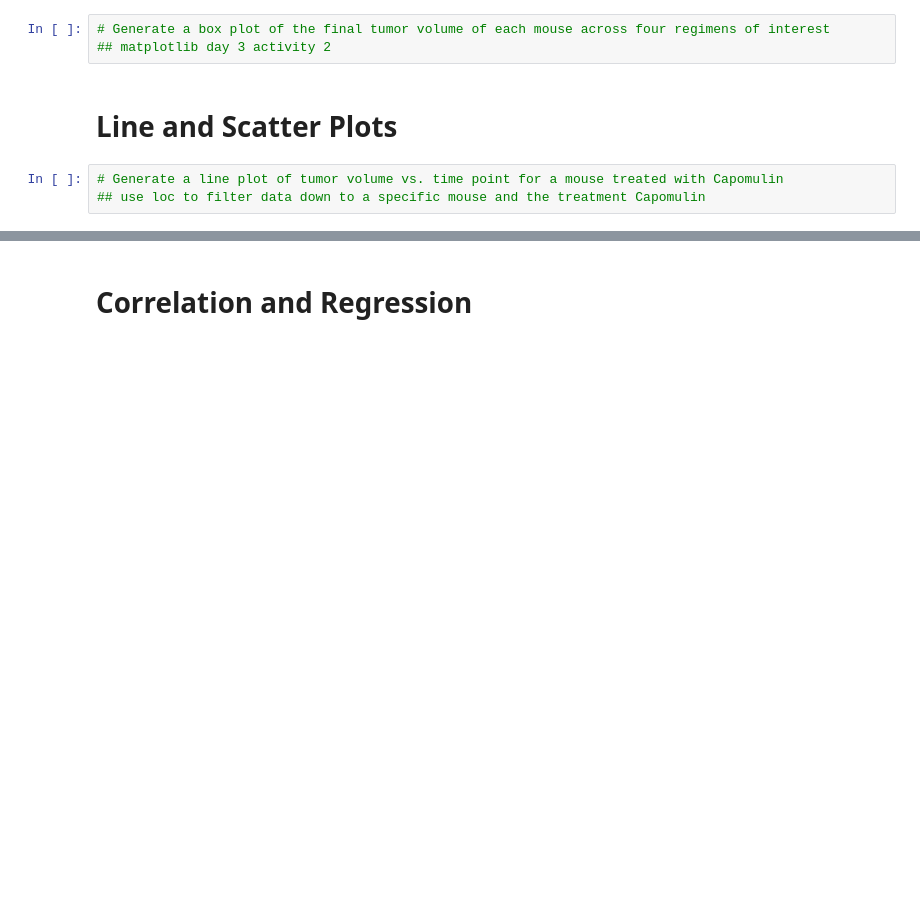
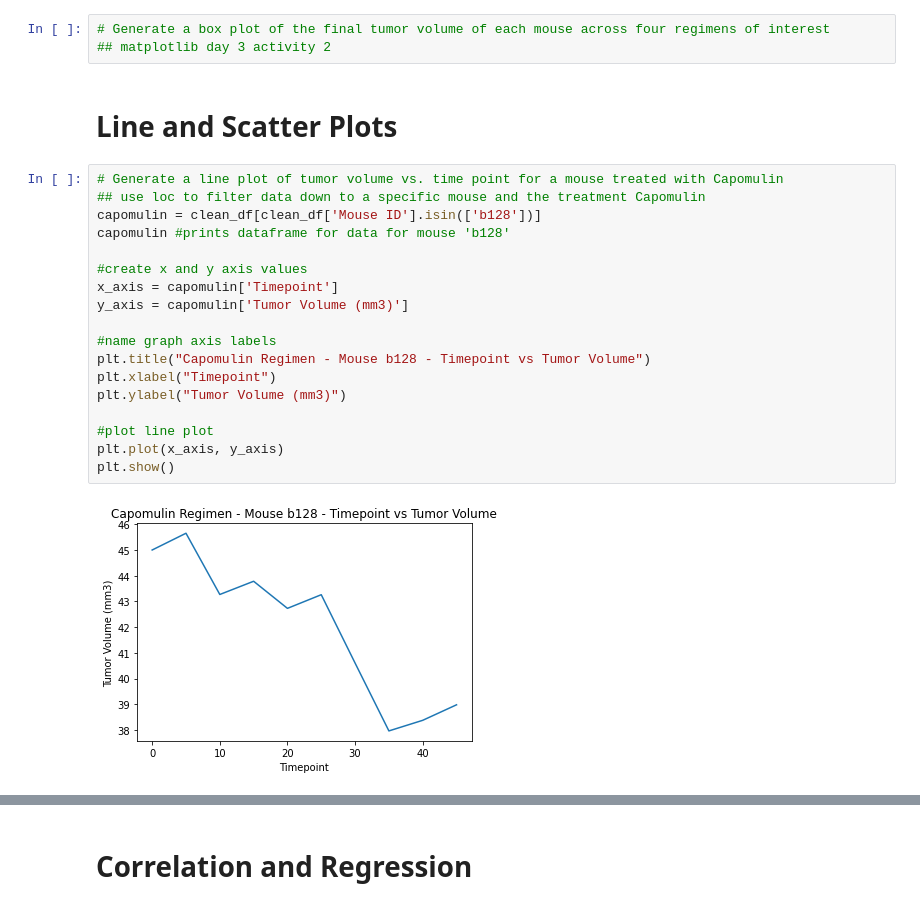
Before and after one commit to bfraser4/Python-Pharmaceutical-Data-Analysis, a Jupyter notebook: Pymaceuticals/PymaceuticalsAnalysis.ipynb, the cells around one changed output, grey strips where cells are left out. Saved outputs shown, nothing was run; the diff lists cells and outputs as text; blank space fills up the shorter version.

```diff
--- a/Pymaceuticals/PymaceuticalsAnalysis.ipynb
+++ b/Pymaceuticals/PymaceuticalsAnalysis.ipynb
@@ -336,5 +321,22 @@ empty_list = []
 # %%
 # Generate a line plot of tumor volume vs. time point for a mouse treated with Capomulin
 ## use loc to filter data down to a specific mouse and the treatment Capomulin
+capomulin = clean_df[clean_df['Mouse ID'].isin(['b128'])]
+capomulin #prints dataframe for data for mouse 'b128'
+
+#create x and y axis values
+x_axis = capomulin['Timepoint']
+y_axis = capomulin['Tumor Volume (mm3)']
+
+#name graph axis labels
+plt.title("Capomulin Regimen - Mouse b128 - Timepoint vs Tumor Volume")
+plt.xlabel("Timepoint")
+plt.ylabel("Tumor Volume (mm3)")
+
+#plot line plot
+plt.plot(x_axis, y_axis)
+plt.show()
+# %% [output]
+[figure, added]
 # %%
 # Generate a scatter plot of average tumor volume vs. mouse weight for the Capomulin regimen
```
Also changed, not shown: parts of 8 cells of this notebook, 1 other file.
